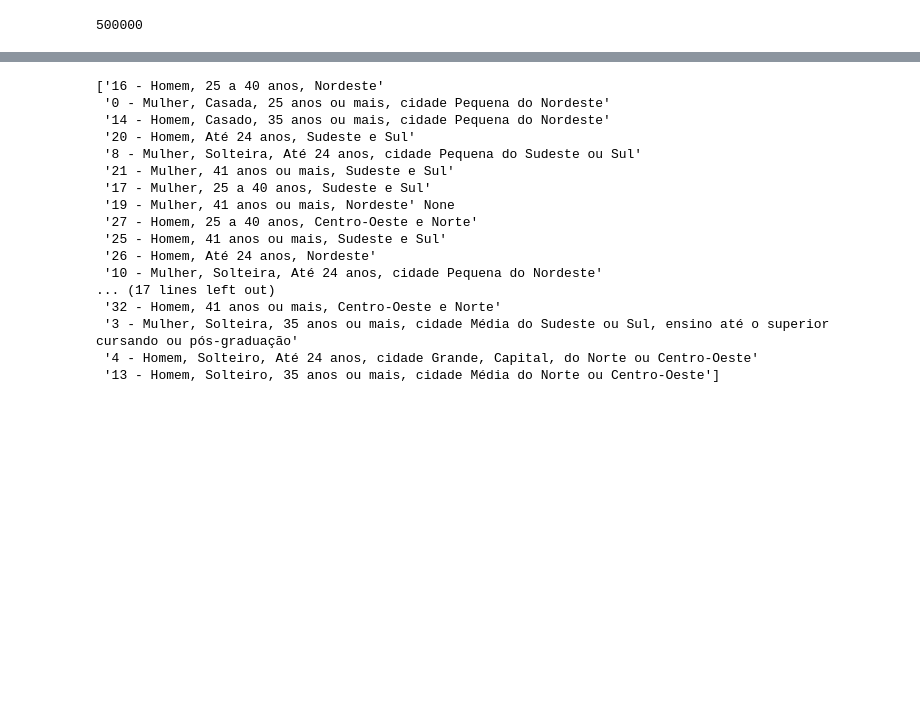
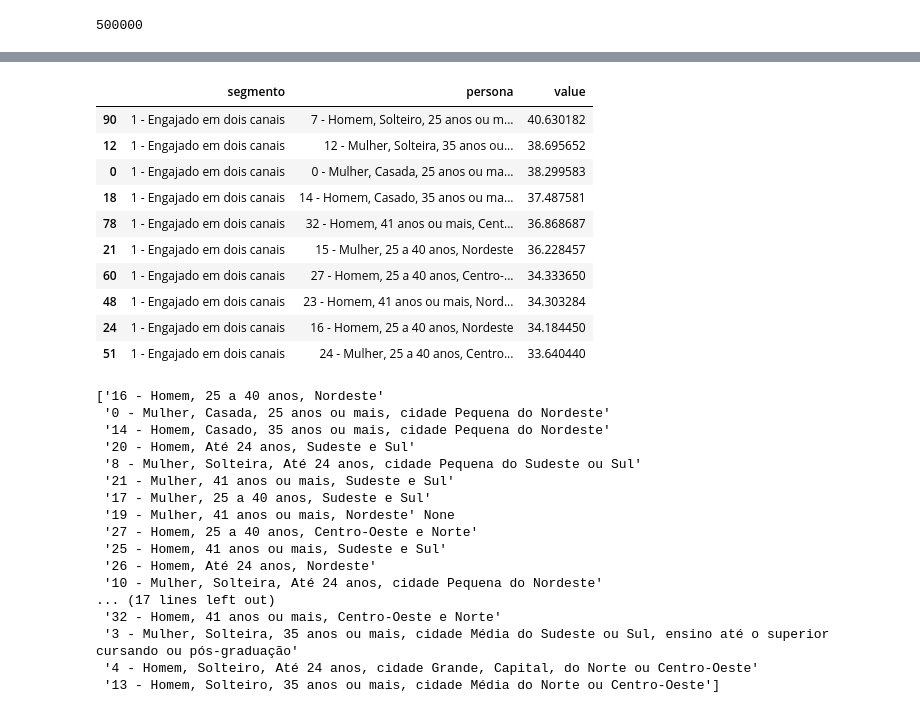
Before and after one commit to FlaviaCostaWill/diretorio_trabalho, a Jupyter notebook: Canais contato/202308 - Analise de canais de contato.ipynb, the cells around one changed output, grey strips where cells are left out. Drawn from its saved outputs; the diff is of its cells as text; code cells hidden in the pictures; blank space fills up the shorter version.

```diff
--- a/Canais contato/202308 - Analise de canais de contato.ipynb
+++ b/Canais contato/202308 - Analise de canais de contato.ipynb
@@ -316,3 +316,17 @@ df_viz.query('segmento == "3 - Apenas Push"').sort_values(by = 'value', ascendin
+# %%
+df_viz.query('segmento == "1 - Engajado em dois canais"').sort_values(by = 'value', ascending=False).head(10)
+# %% [output]
+|  | segmento | persona | value |
+| 90 | 1 - Engajado em dois canais | 7 - Homem, Solteiro, 25 anos ou m... | 40.630182 |
+| 12 | 1 - Engajado em dois canais | 12 - Mulher, Solteira, 35 anos ou... | 38.695652 |
+| 0 | 1 - Engajado em dois canais | 0 - Mulher, Casada, 25 anos ou ma... | 38.299583 |
+| 18 | 1 - Engajado em dois canais | 14 - Homem, Casado, 35 anos ou ma... | 37.487581 |
+| 78 | 1 - Engajado em dois canais | 32 - Homem, 41 anos ou mais, Cent... | 36.868687 |
+| 21 | 1 - Engajado em dois canais | 15 - Mulher, 25 a 40 anos, Nordeste | 36.228457 |
+| 60 | 1 - Engajado em dois canais | 27 - Homem, 25 a 40 anos, Centro-... | 34.333650 |
+| 48 | 1 - Engajado em dois canais | 23 - Homem, 41 anos ou mais, Nord... | 34.303284 |
+| 24 | 1 - Engajado em dois canais | 16 - Homem, 25 a 40 anos, Nordeste | 34.184450 |
+| 51 | 1 - Engajado em dois canais | 24 - Mulher, 25 a 40 anos, Centro... | 33.640440 |
 # %%
 print(df3['persona'].unique())
 # %% [output]
```
Also changed, not shown: parts of 9 cells of this notebook, 20 other files.
